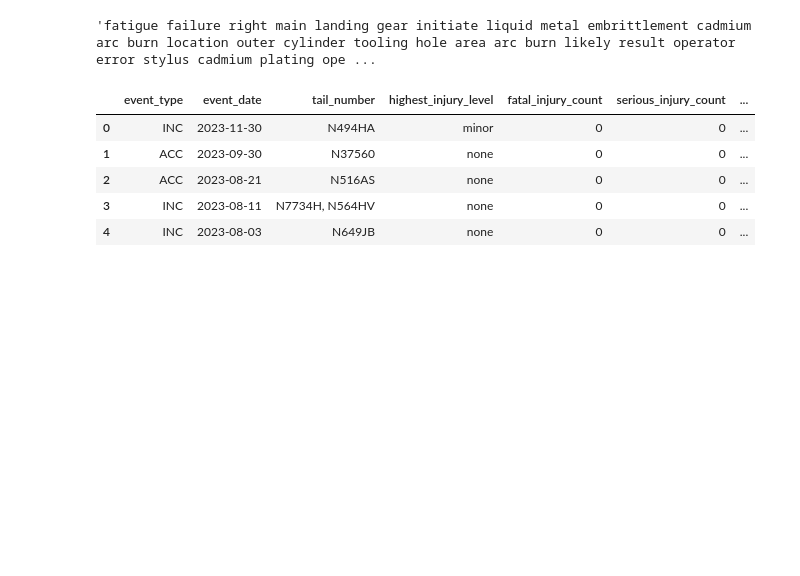
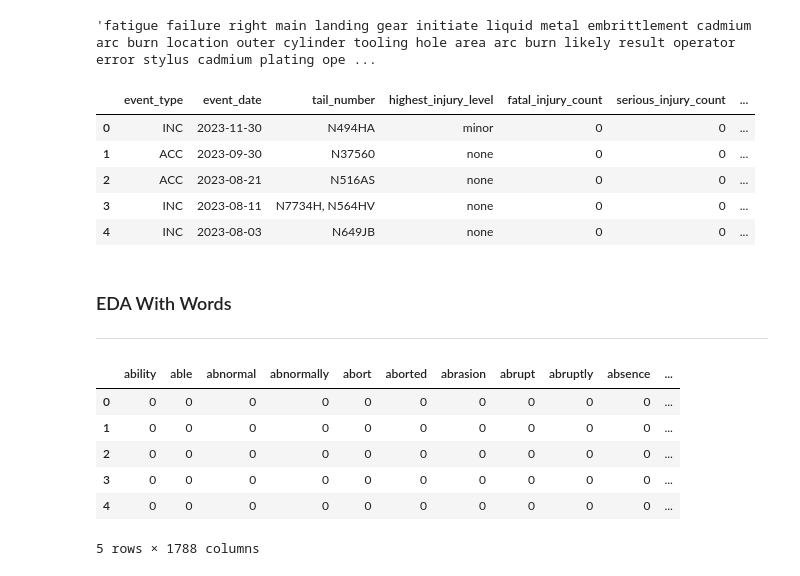
Before and after one commit to FragariaChemist/airline_safety, a Jupyter notebook: 02_spacy_nlp_processing_KH.ipynb, the cells around one changed output. Drawn from its saved outputs; the diff is of its cells as text; code cells hidden in the pictures; blank space fills up the shorter version.

```diff
--- a/02_spacy_nlp_processing_KH.ipynb
+++ b/02_spacy_nlp_processing_KH.ipynb
@@ -102,3 +105,6 @@ cleaned_df.head()
 | 4 | INC | 2023-08-03 | N649JB | none | 0 | 0 | ... |
 # %%
 cleaned_df.to_csv('./data/text_processed_aviation_data.csv', index = False)
+# %% [markdown]
+### EDA With Words
+___
@@ -104,0 +114,21 @@ cleaned_df.to_csv('./data/text_processed_aviation_data.csv', index = False)
+# %%
+#Vectorize words for EDA
+cvec = CountVectorizer(max_features = 2000)
+
+#Fit and transform the status column
+word_vectors = cvec.fit_transform(processed_words)
+
+#create a dataframe of vectors and columns representing the words
+word_vec_df = pd.DataFrame(word_vectors.todense(),
+                     columns = cvec.get_feature_names_out())
+
+
+word_vec_df.head()
+# %% [output]
+|  | ability | able | abnormal | abnormally | abort | aborted | abrasion | abrupt | abruptly | absence | ... |
+| 0 | 0 | 0 | 0 | 0 | 0 | 0 | 0 | 0 | 0 | 0 | ... |
+| 1 | 0 | 0 | 0 | 0 | 0 | 0 | 0 | 0 | 0 | 0 | ... |
+| 2 | 0 | 0 | 0 | 0 | 0 | 0 | 0 | 0 | 0 | 0 | ... |
+| 3 | 0 | 0 | 0 | 0 | 0 | 0 | 0 | 0 | 0 | 0 | ... |
+| 4 | 0 | 0 | 0 | 0 | 0 | 0 | 0 | 0 | 0 | 0 | ... |
+5 rows × 1788 columns
```
Also changed, not shown: parts of 10 cells of this notebook, 5 other files.
